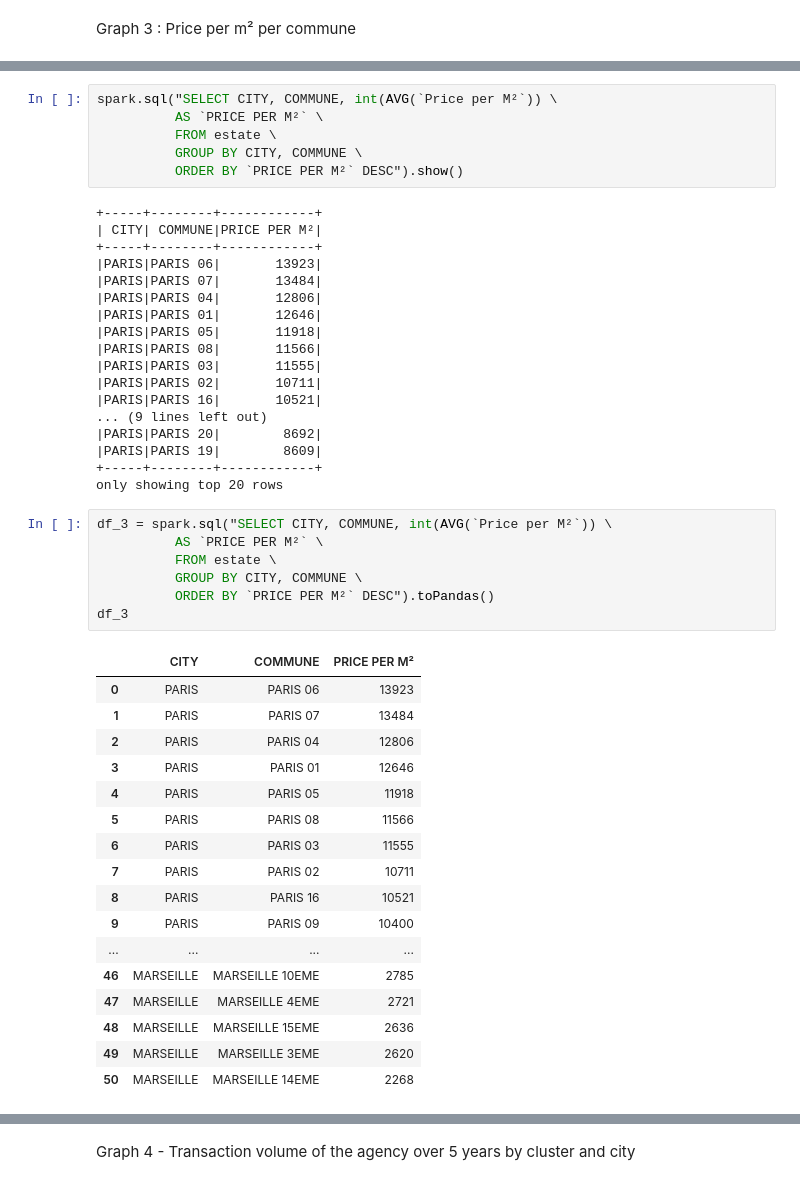
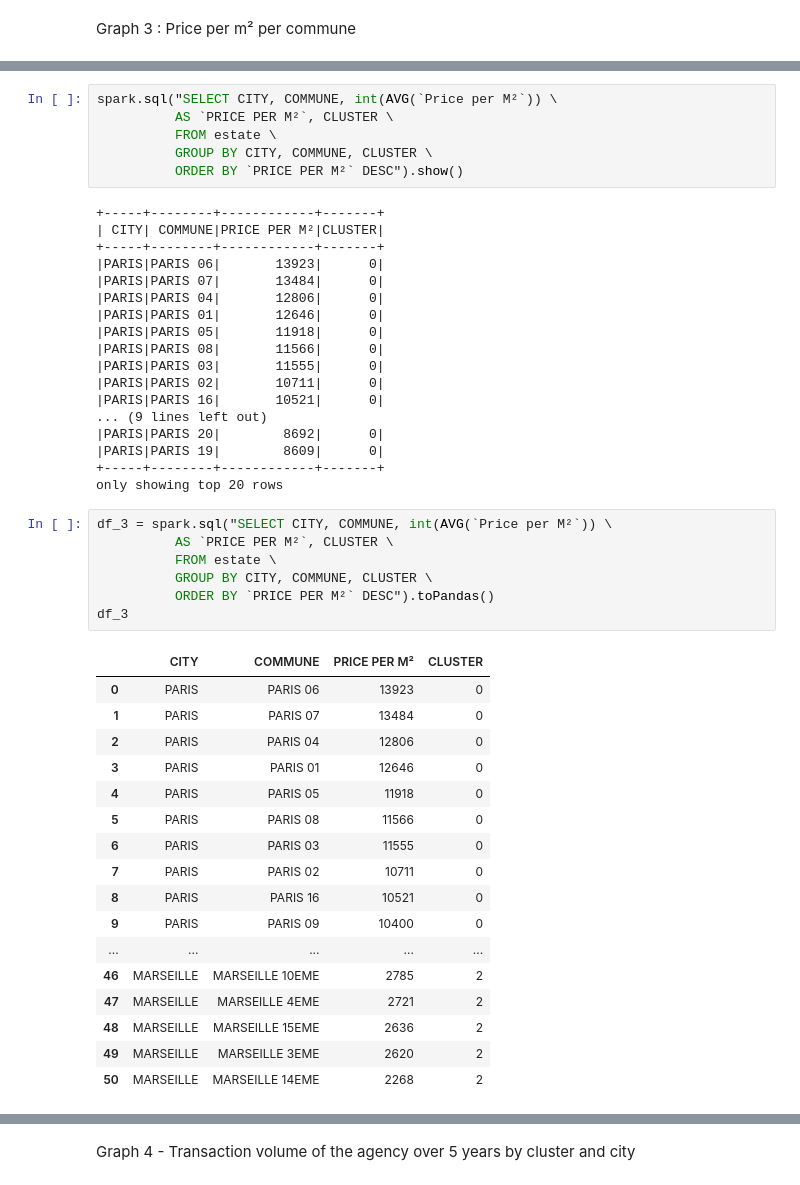
Before and after one commit to 13w13/U2-Big-Data-Tools-for-Business, a Jupyter notebook: 2. Real Estate Market EDA.ipynb, the cells around one changed output, grey strips where cells are left out. Drawn from its saved outputs; the diff is of its cells as text.

```diff
--- a/2. Real Estate Market EDA.ipynb
+++ b/2. Real Estate Market EDA.ipynb
@@ -737,50 +740,50 @@ root
 # %%
 spark.sql("SELECT CITY, COMMUNE, int(AVG(`Price per M²`)) \
-          AS `PRICE PER M²` \
+          AS `PRICE PER M²`, CLUSTER \
           FROM estate \
-          GROUP BY CITY, COMMUNE \
+          GROUP BY CITY, COMMUNE, CLUSTER \
           ORDER BY `PRICE PER M²` DESC").show()
 # %% [output]
-+-----+--------+------------+
-| CITY| COMMUNE|PRICE PER M²|
-+-----+--------+------------+
-|PARIS|PARIS 06|       13923|
-|PARIS|PARIS 07|       13484|
-|PARIS|PARIS 04|       12806|
-|PARIS|PARIS 01|       12646|
-|PARIS|PARIS 05|       11918|
-|PARIS|PARIS 08|       11566|
-|PARIS|PARIS 03|       11555|
-|PARIS|PARIS 02|       10711|
-|PARIS|PARIS 16|       10521|
++-----+--------+------------+-------+
+| CITY| COMMUNE|PRICE PER M²|CLUSTER|
++-----+--------+------------+-------+
+|PARIS|PARIS 06|       13923|      0|
+|PARIS|PARIS 07|       13484|      0|
+|PARIS|PARIS 04|       12806|      0|
+|PARIS|PARIS 01|       12646|      0|
+|PARIS|PARIS 05|       11918|      0|
+|PARIS|PARIS 08|       11566|      0|
+|PARIS|PARIS 03|       11555|      0|
+|PARIS|PARIS 02|       10711|      0|
+|PARIS|PARIS 16|       10521|      0|
 ... (9 lines left out)
-|PARIS|PARIS 20|        8692|
-|PARIS|PARIS 19|        8609|
-+-----+--------+------------+
+|PARIS|PARIS 20|        8692|      0|
+|PARIS|PARIS 19|        8609|      0|
++-----+--------+------------+-------+
 only showing top 20 rows
 # %%
 df_3 = spark.sql("SELECT CITY, COMMUNE, int(AVG(`Price per M²`)) \
-          AS `PRICE PER M²` \
+          AS `PRICE PER M²`, CLUSTER \
           FROM estate \
-          GROUP BY CITY, COMMUNE \
+          GROUP BY CITY, COMMUNE, CLUSTER \
           ORDER BY `PRICE PER M²` DESC").toPandas()
 df_3
 # %% [output]
-|  | CITY | COMMUNE | PRICE PER M² |
-| 0 | PARIS | PARIS 06 | 13923 |
-| 1 | PARIS | PARIS 07 | 13484 |
-| 2 | PARIS | PARIS 04 | 12806 |
-| 3 | PARIS | PARIS 01 | 12646 |
-| 4 | PARIS | PARIS 05 | 11918 |
-| 5 | PARIS | PARIS 08 | 11566 |
-| 6 | PARIS | PARIS 03 | 11555 |
-| 7 | PARIS | PARIS 02 | 10711 |
-| 8 | PARIS | PARIS 16 | 10521 |
-| 9 | PARIS | PARIS 09 | 10400 |
-| ... | ... | ... | ... |
-| 46 | MARSEILLE | MARSEILLE 10EME | 2785 |
-| 47 | MARSEILLE | MARSEILLE 4EME | 2721 |
-| 48 | MARSEILLE | MARSEILLE 15EME | 2636 |
-| 49 | MARSEILLE | MARSEILLE 3EME | 2620 |
-| 50 | MARSEILLE | MARSEILLE 14EME | 2268 |
+|  | CITY | COMMUNE | PRICE PER M² | CLUSTER |
+| 0 | PARIS | PARIS 06 | 13923 | 0 |
+| 1 | PARIS | PARIS 07 | 13484 | 0 |
+| 2 | PARIS | PARIS 04 | 12806 | 0 |
+| 3 | PARIS | PARIS 01 | 12646 | 0 |
+| 4 | PARIS | PARIS 05 | 11918 | 0 |
+| 5 | PARIS | PARIS 08 | 11566 | 0 |
+| 6 | PARIS | PARIS 03 | 11555 | 0 |
+| 7 | PARIS | PARIS 02 | 10711 | 0 |
+| 8 | PARIS | PARIS 16 | 10521 | 0 |
+| 9 | PARIS | PARIS 09 | 10400 | 0 |
+| ... | ... | ... | ... | ... |
+| 46 | MARSEILLE | MARSEILLE 10EME | 2785 | 2 |
+| 47 | MARSEILLE | MARSEILLE 4EME | 2721 | 2 |
+| 48 | MARSEILLE | MARSEILLE 15EME | 2636 | 2 |
+| 49 | MARSEILLE | MARSEILLE 3EME | 2620 | 2 |
+| 50 | MARSEILLE | MARSEILLE 14EME | 2268 | 2 |
 # %%
```
Also changed, not shown: parts of 12 cells of this notebook.
